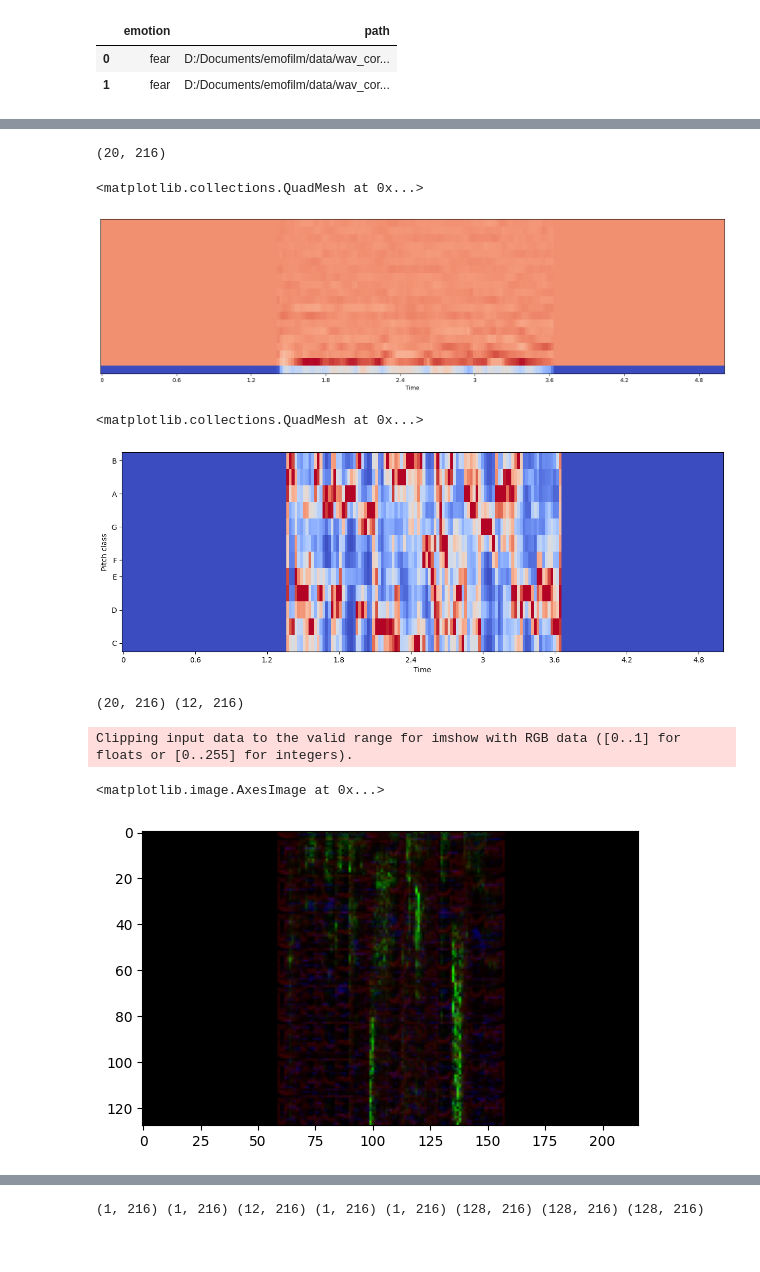
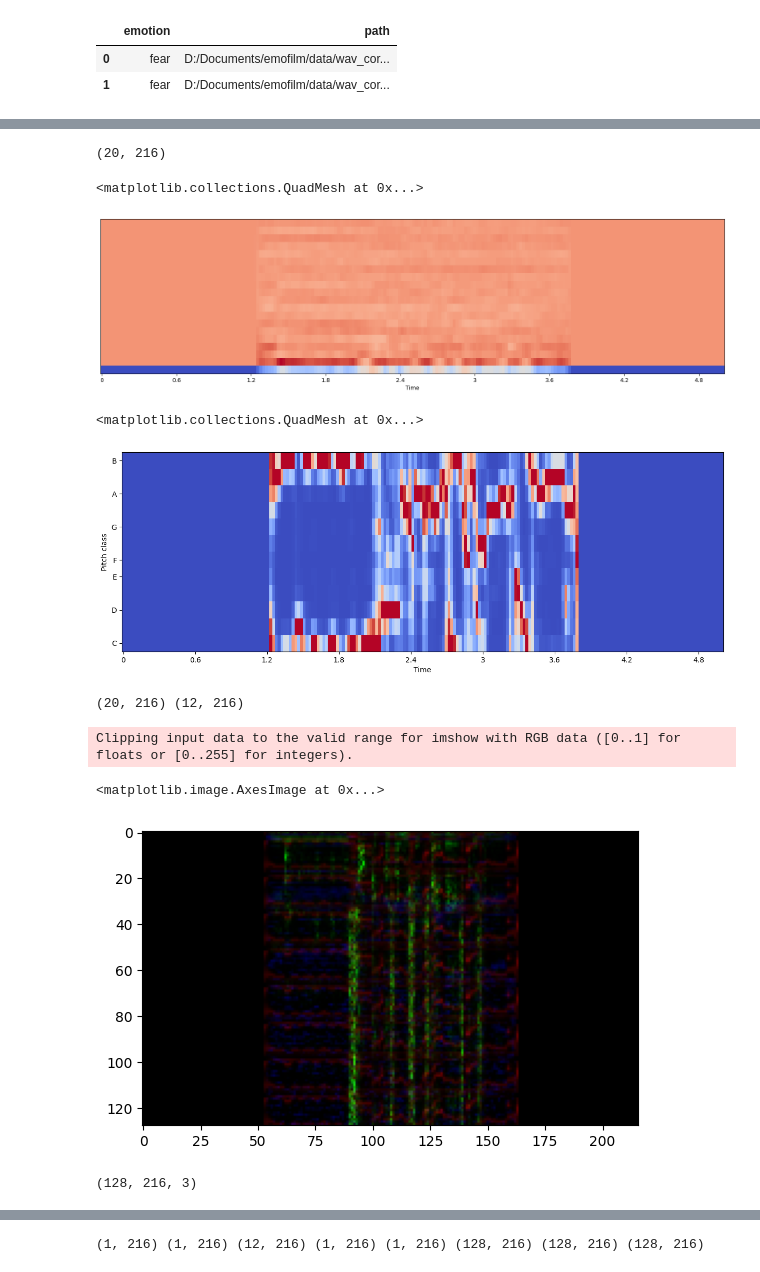
Before and after one commit to nosenko-mi/ser_diploma, a Jupyter notebook: model/ser2.ipynb, the cells around one changed output, grey strips where cells are left out. Saved outputs shown, nothing was run; the diff lists cells and outputs as text; code cells hidden in the pictures.

```diff
--- a/model/ser2.ipynb
+++ b/model/ser2.ipynb
@@ -224,4 +174,4 @@ height = 128  # melspectrogram height is 128
 # %%
-a, sr = librosa.load(data_df['path'][0])
+a, sr = librosa.load(data_df['path'][2])
 print(a.shape, sr)
 # %% [output]
@@ -294,7 +247,7 @@ librosa.display.specshow(mfccs, sr=sr, x_axis='time')
 # %% [output]
 (20, 216)
 <matplotlib.collections.QuadMesh at 0x...>
-[figure, old version]
+[figure, new version]
 # %%
 hop_length = 512
 S = np.abs(librosa.stft(a))
@@ -305,7 +258,7 @@ librosa.display.specshow(chromagram, x_axis='time',
                          y_axis='chroma', hop_length=hop_length, cmap='coolwarm')
 # %% [output]
 <matplotlib.collections.QuadMesh at 0x...>
-[figure, old version]
+[figure, new version]
 # %%
 print(mfccs.shape, chromagram.shape)
 # %% [output]
@@ -341,7 +294,7 @@ def generate_features(y_cut):
     return image
 
 
-def generate_features_spectogram(data):
+def generate_features_spectrogram(data):
     spec_bw = librosa.feature.spectral_bandwidth(y=data, sr=sr)
     spec_centroid = librosa.feature.spectral_centroid(y=data, sr=sr)
     chroma_stft = librosa.feature.chroma_stft(y=data, sr=sr)
@@ -392,9 +345,13 @@ def generate_image(spec_bw, spec_centroid, zcr, rms, chroma_stft, stft, MFCCs, i
 
     return image
 # %%
-image2 = generate_features_spectogram(padded_audio)
+image2 = generate_features_spectrogram(padded_audio)
 plt.imshow(image2)
 # %% [output]
 Clipping input data to the valid range for imshow with RGB data ([0..1] for floats or [0..255] for integers).
 <matplotlib.image.AxesImage at 0x...>
-[figure, old version]
+[figure, new version]
+# %%
+image2.shape
+# %% [output]
+(128, 216, 3)
```
Also changed, not shown: parts of 41 cells of this notebook.
